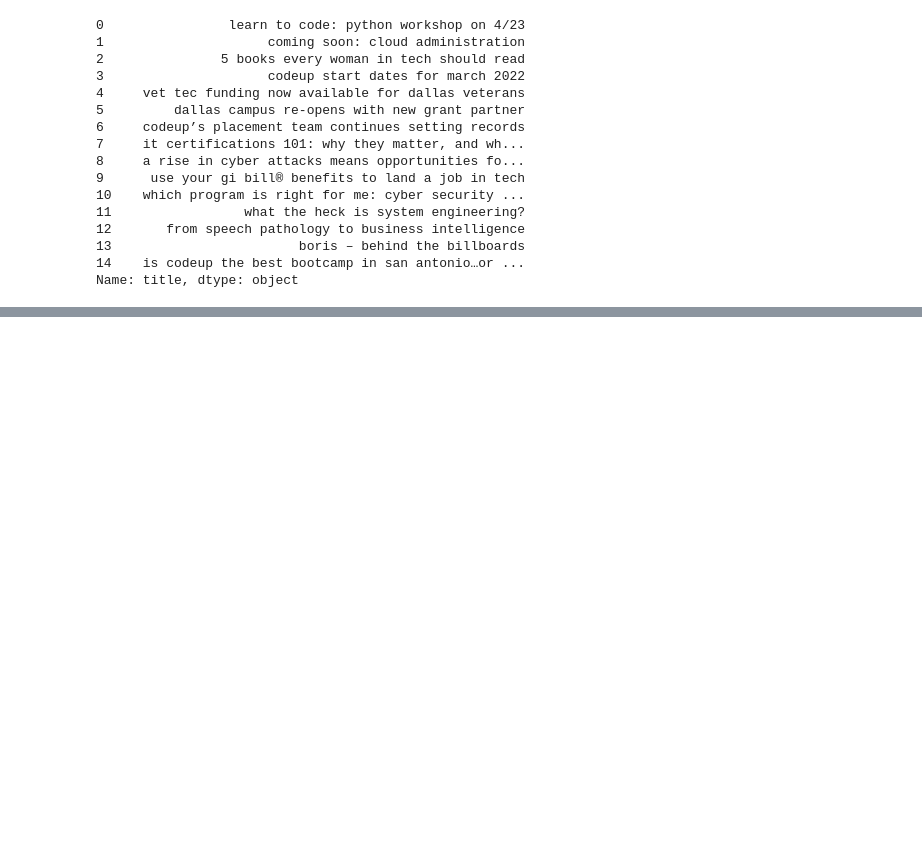
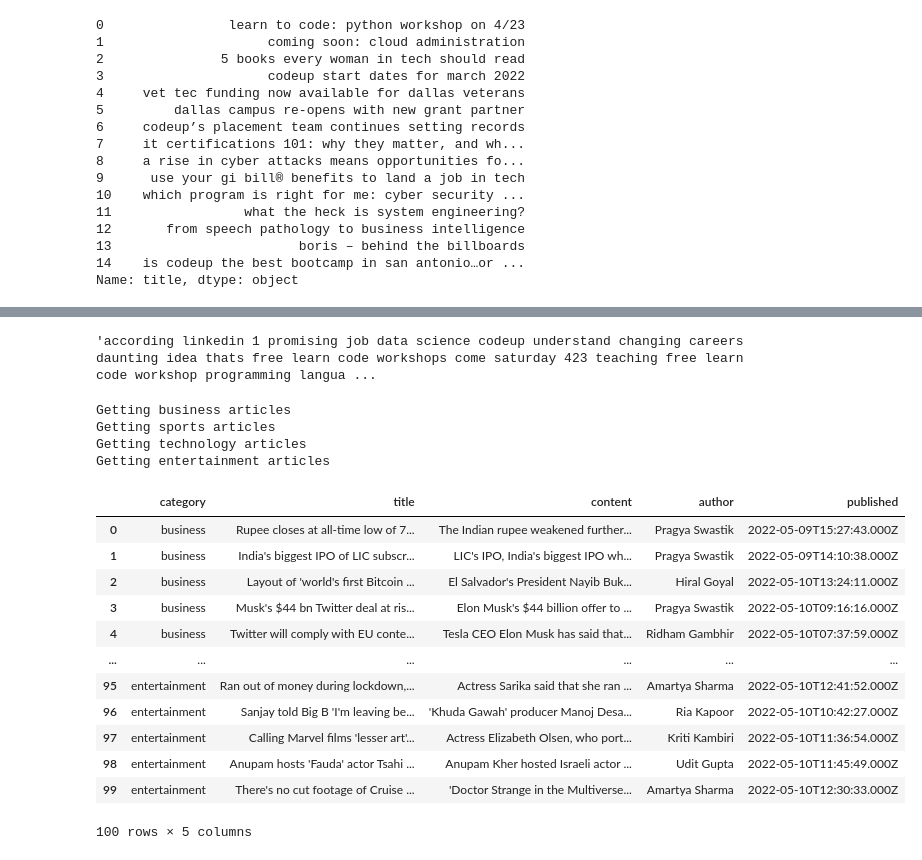
Before and after one commit to Olivert75/natural-language-processing-exercises, a Jupyter notebook: prepare.ipynb, the cells around one changed output, grey strips where cells are left out. Saved outputs shown, nothing was run; the diff lists cells and outputs as text; code cells hidden in the pictures; blank space fills up the shorter version.

```diff
--- a/prepare.ipynb
+++ b/prepare.ipynb
@@ -90,0 +385,28 @@ Name: title, dtype: object
+# %%
+#test my function
+remove_stopwords(string)
+# %% [output]
+'according linkedin 1 promising job data science codeup understand changing careers daunting idea thats free learn code workshops come saturday 423 teaching free learn code workshop programming langua ...
+# %%
+news_df = a.get_news_articles(use_cache=True)
+# %% [output]
+Getting business articles
+Getting sports articles
+Getting technology articles
+Getting entertainment articles
+# %%
+news_df
+# %% [output]
+|  | category | title | content | author | published |
+| 0 | business | Rupee closes at all-time low of 7... | The Indian rupee weakened further... | Pragya Swastik | 2022-05-09T15:27:43.000Z |
+| 1 | business | India's biggest IPO of LIC subscr... | LIC's IPO, India's biggest IPO wh... | Pragya Swastik | 2022-05-09T14:10:38.000Z |
+| 2 | business | Layout of 'world's first Bitcoin ... | El Salvador's President Nayib Buk... | Hiral Goyal | 2022-05-10T13:24:11.000Z |
+| 3 | business | Musk's $44 bn Twitter deal at ris... | Elon Musk's $44 billion offer to ... | Pragya Swastik | 2022-05-10T09:16:16.000Z |
+| 4 | business | Twitter will comply with EU conte... | Tesla CEO Elon Musk has said that... | Ridham Gambhir | 2022-05-10T07:37:59.000Z |
+| ... | ... | ... | ... | ... | ... |
+| 95 | entertainment | Ran out of money during lockdown,... | Actress Sarika said that she ran ... | Amartya Sharma | 2022-05-10T12:41:52.000Z |
+| 96 | entertainment | Sanjay told Big B 'I'm leaving be... | 'Khuda Gawah' producer Manoj Desa... | Ria Kapoor | 2022-05-10T10:42:27.000Z |
+| 97 | entertainment | Calling Marvel films 'lesser art'... | Actress Elizabeth Olsen, who port... | Kriti Kambiri | 2022-05-10T11:36:54.000Z |
+| 98 | entertainment | Anupam hosts 'Fauda' actor Tsahi ... | Anupam Kher hosted Israeli actor ... | Udit Gupta | 2022-05-10T11:45:49.000Z |
+| 99 | entertainment | There's no cut footage of Cruise ... | 'Doctor Strange in the Multiverse... | Amartya Sharma | 2022-05-10T12:30:33.000Z |
+100 rows × 5 columns
```
Also changed, not shown: parts of 40 cells of this notebook.
